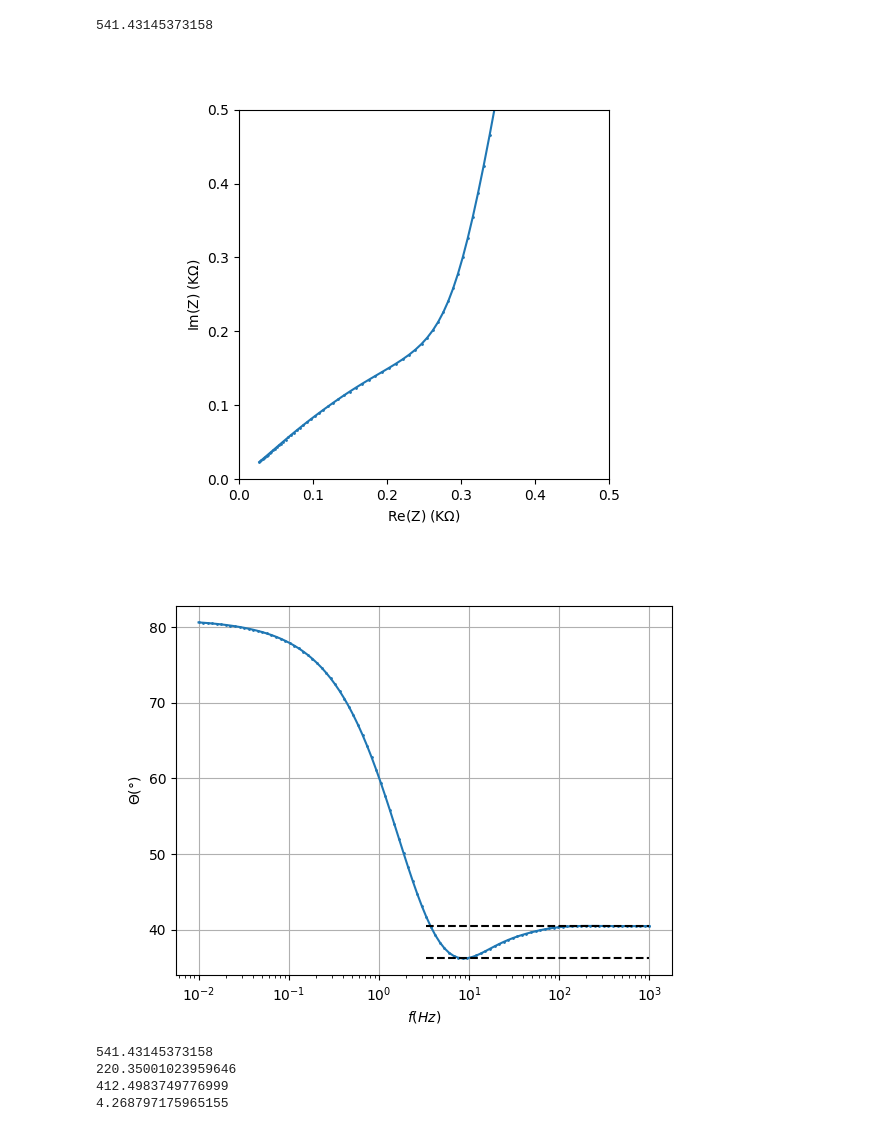
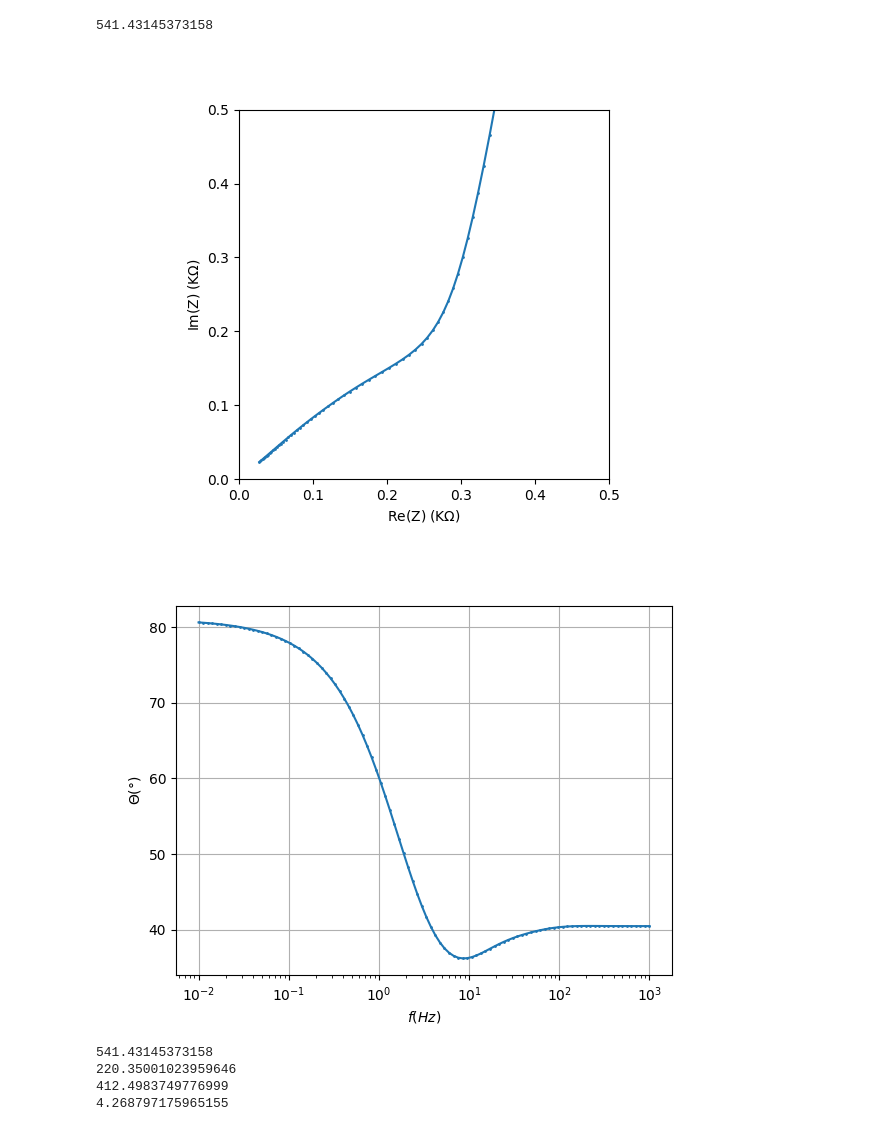
Before and after one commit to Yugal0/fitting-gen-arbitrary-eis, a Jupyter notebook: main_prof_1.ipynb, the cells around one changed output. Drawn from its saved outputs; the diff is of its cells as text; code cells hidden in the pictures.

```diff
--- a/main_prof_1.ipynb
+++ b/main_prof_1.ipynb
@@ -270,36 +270,36 @@ ax.set_ylabel("Im(Z)$\;($K$\Omega$)")
 ax.set_xlim(0,0.5)
 ax.set_ylim(0,0.5)
 # ax.legend()
 # fig.savefig("nyq_prof1.png",dpi=400)
 fig.savefig("nyqfull_demo.png",dpi=500)
 # ax.legend()
 # ax.xaxis.set_minor_locator(MultipleLocator(0.1))
 # ax.grid(True)
 
 fig2, ax2=plt.subplots()
 ax2.plot(freq_range,-np.angle(z_arbi,deg=True),marker=".",label="Arbitrary",ms=2)
 
-ax2.plot(freq_range[int(len(freq_range)/2):len(freq_range)],np.full(int(len(freq_range)/2),-np.angle(z_arbi[len(z_arbi)-1],deg=True)),linestyle="--",color="black",label="Arbitrary")
+# ax2.plot(freq_range[int(len(freq_range)/2):len(freq_range)],np.full(int(len(freq_range)/2),-np.angle(z_arbi[len(z_arbi)-1],deg=True)),linestyle="--",color="black",label="Arbitrary")
 
 # np.full(int(len(freq_range)/2),np.full(len(freq_range)-np.min(-np.angle(z,deg=True))))
 
-ax2.plot(freq_range[int(len(freq_range)/2):len(freq_range)],np.full(int(len(freq_range)/2),np.min(-np.angle(z,deg=True))),linestyle="--",color="black",label="Arbitrary")
+# ax2.plot(freq_range[int(len(freq_range)/2):len(freq_range)],np.full(int(len(freq_range)/2),np.min(-np.angle(z,deg=True))),linestyle="--",color="black",label="Arbitrary")
 
 # ax2.plot(np.logspace(-2,3,100),-np.angle(z_two,deg=True),marker=".",label="Two-step",ms=2)
 # ax2.plot(np.logspace(-2,3,100),-np.angle(z_lin,deg=True),marker=".",label="Linear",ms=2)
 # ax2.plot(np.logspace(-2,3,100),-np.angle(z_ilin,deg=True),marker=".",label="Inverse Linear",ms=2)
 # ax2.legend()
 # axx.yaxis.set_minor_locator(MultipleLocator(0.5))
 ax2.set_ylabel("$\Theta (\degree)$")
 ax2.set_xlabel("$f (Hz)$")
 ax2.set_xscale("log")
 # ax2.set_ylim(32,50)
 # fig2.savefig("bode_prof1.png",dpi=400)
 fig2.savefig("bode_demo.png",dpi=500)
 ax2.grid(True)
 # %% [output]
 [figure]
-[figure, old version]
+[figure, new version]
 # %%
 # print(dip_angle)
 # print(R1_by_R2_two)
```
Also changed, not shown: 1 other file.
